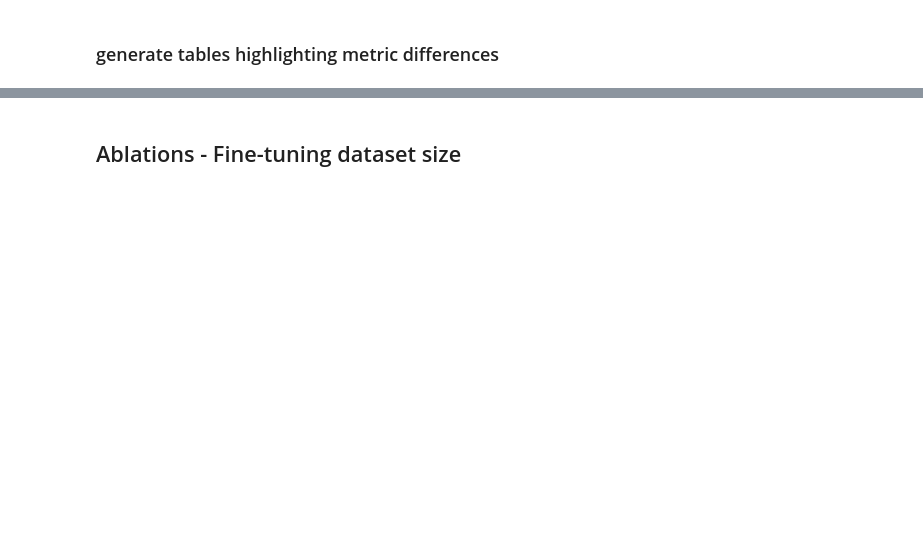
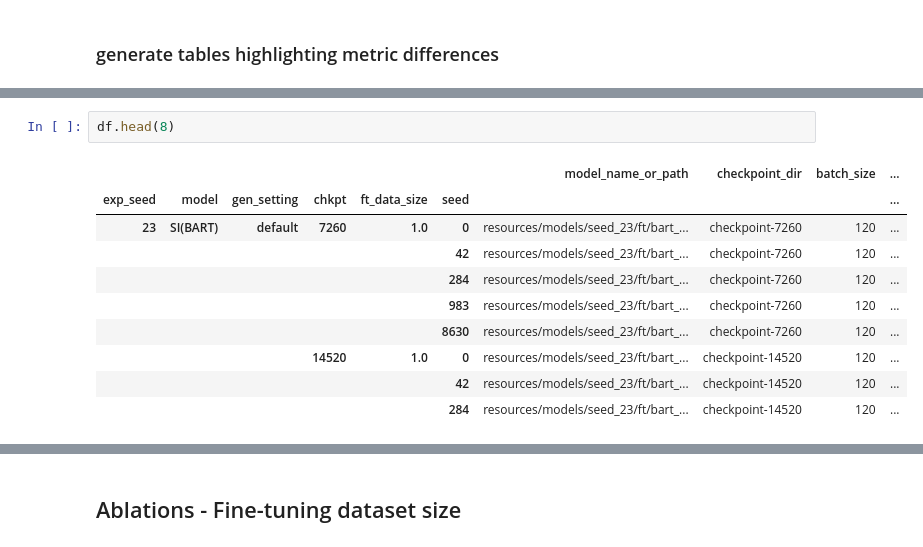
Before and after one commit to ZurichNLP/understanding-ctx-aug, a Jupyter notebook: summarize_results.ipynb, the cells around one changed output, grey strips where cells are left out. Drawn from its saved outputs; the diff is of its cells as text; blank space fills up the shorter version.

```diff
--- a/summarize_results.ipynb
+++ b/summarize_results.ipynb
@@ -491,0 +724,13 @@ dfp
+# %%
+df.head(8)
+# %% [output]
+|  |  |  |  |  |  | model_name_or_path | checkpoint_dir | batch_size | ... |
+| exp_seed | model | gen_setting | chkpt | ft_data_size | seed |  |  |  | ... |
+| 23 | SI(BART) | default | 7260 | 1.0 | 0 | resources/models/seed_23/ft/bart_... | checkpoint-7260 | 120 | ... |
+|  |  |  |  |  | 42 | resources/models/seed_23/ft/bart_... | checkpoint-7260 | 120 | ... |
+|  |  |  |  |  | 284 | resources/models/seed_23/ft/bart_... | checkpoint-7260 | 120 | ... |
+|  |  |  |  |  | 983 | resources/models/seed_23/ft/bart_... | checkpoint-7260 | 120 | ... |
+|  |  |  |  |  | 8630 | resources/models/seed_23/ft/bart_... | checkpoint-7260 | 120 | ... |
+|  |  |  | 14520 | 1.0 | 0 | resources/models/seed_23/ft/bart_... | checkpoint-14520 | 120 | ... |
+|  |  |  |  |  | 42 | resources/models/seed_23/ft/bart_... | checkpoint-14520 | 120 | ... |
+|  |  |  |  |  | 284 | resources/models/seed_23/ft/bart_... | checkpoint-14520 | 120 | ... |
```
Also changed, not shown: parts of 28 cells of this notebook, 17 other files.
